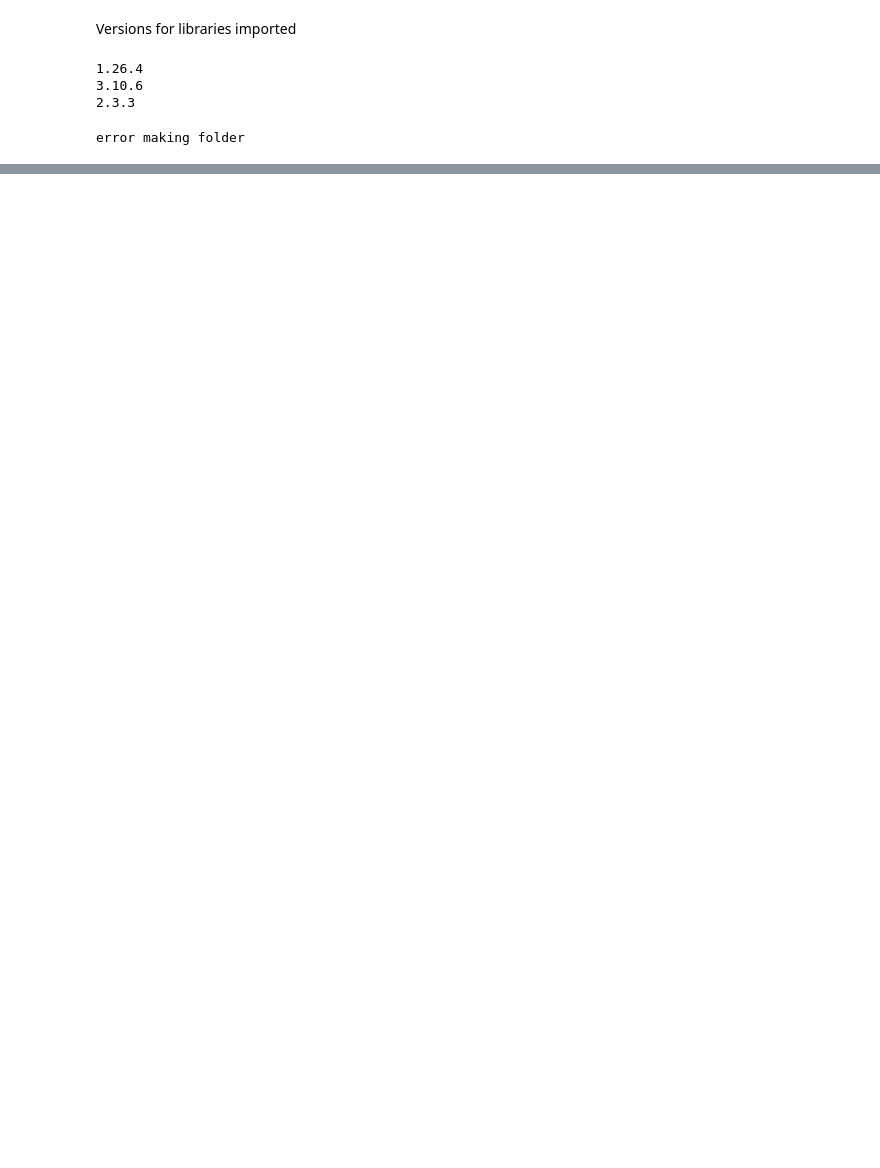
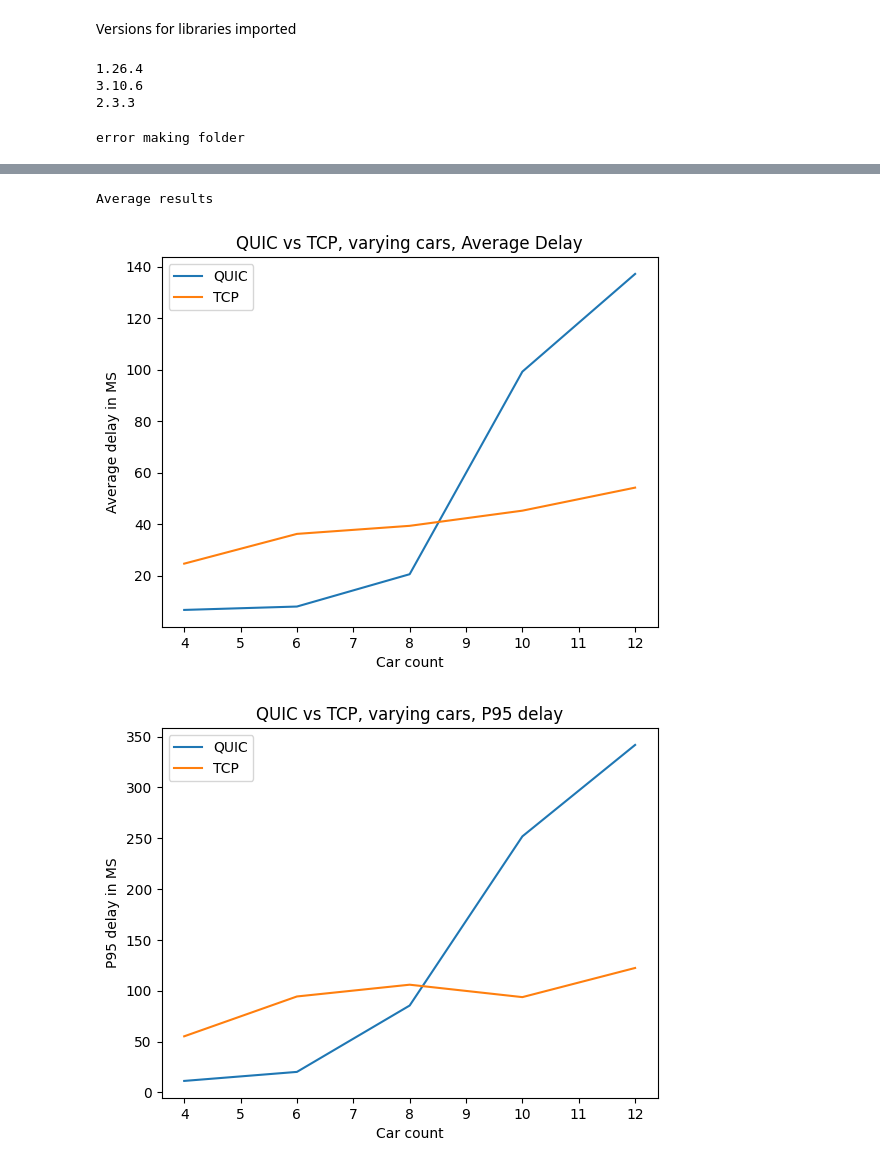
Before and after one commit to TimothyMarchant/EE6750_Goodputscript, a Jupyter notebook: PythonSrc/QUICVsTCPPlotterNotebook.ipynb, the cells around one changed output, grey strips where cells are left out. Drawn from its saved outputs; the diff is of its cells as text; code cells hidden in the pictures; blank space fills up the shorter version.

```diff
--- a/PythonSrc/QUICVsTCPPlotterNotebook.ipynb
+++ b/PythonSrc/QUICVsTCPPlotterNotebook.ipynb
@@ -190,0 +161,34 @@ Median results
+# %%
+CombinedFileNameMedian="CombinedMedianExperiment1.csv"
+np.savetxt(CombinedDataOutputFolder+"/"+"QUIC"+CombinedFileNameMedian,MedianQUICResults,delimiter=',')
+np.savetxt(CombinedDataOutputFolder+"/"+"TCP"+CombinedFileNameMedian,MedianTCPResults,delimiter=',')
+
+CombinedFileNameAverage="CombinedAverageExperiment1.csv"
+np.savetxt(CombinedDataOutputFolder+"/"+"QUIC"+CombinedFileNameAverage,AverageQUICResults,delimiter=',')
+np.savetxt(CombinedDataOutputFolder+"/"+"TCP"+CombinedFileNameAverage,AverageTCPResults,delimiter=',')
+# %%
+print("Average results")
+#Plot AverageDelay
+AvgDelayArrayQUIC=np.loadtxt(CombinedDataOutputFolder+"/"+"QUIC"+CombinedFileNameAverage,delimiter=',',skiprows=1,usecols=(VEHICLEINDEX,AVGDELAYINDEX))
+AvgDelayArrayTCP=np.loadtxt(CombinedDataOutputFolder+"/"+"TCP"+CombinedFileNameAverage,delimiter=',',skiprows=1,usecols=(VEHICLEINDEX,AVGDELAYINDEX))
+
+PlotQUICVsTCP(AvgDelayArrayQUIC,AvgDelayArrayTCP,"QUIC vs TCP, varying cars, Average Delay","Car count","Average delay in MS")
+##Plot P95 Latency
+P95ArrayQUIC=np.loadtxt(CombinedDataOutputFolder+"/"+"QUIC"+CombinedFileNameAverage,delimiter=',',skiprows=1,usecols=(VEHICLEINDEX,P95INDEX))
+P95ArrayTCP=np.loadtxt(CombinedDataOutputFolder+"/"+"TCP"+CombinedFileNameAverage,delimiter=',',skiprows=1,usecols=(VEHICLEINDEX,P95INDEX))
+
+PlotQUICVsTCP(P95ArrayQUIC,P95ArrayTCP,"QUIC vs TCP, varying cars, P95 delay","Car count","P95 delay in MS")
+##plot Average Jitter
+JitterArrayQUIC=np.loadtxt(CombinedDataOutputFolder+"/"+"QUIC"+CombinedFileNameAverage,delimiter=',',skiprows=1,usecols=(VEHICLEINDEX,JITTERINDEX))
+JitterArrayTCP=np.loadtxt(CombinedDataOutputFolder+"/"+"TCP"+CombinedFileNameAverage,delimiter=',',skiprows=1,usecols=(VEHICLEINDEX,JITTERINDEX))
+
+PlotQUICVsTCP(JitterArrayQUIC,JitterArrayTCP,"QUIC vs TCP, varying cars, Jitter","Car count","Average Jitter in MS")
+##Plot goodput
+GoodputArrayQUIC=np.loadtxt(CombinedDataOutputFolder+"/"+"QUIC"+CombinedFileNameAverage,delimiter=',',skiprows=1,usecols=(VEHICLEINDEX,GOODPUTINDEX))
+GoodputArrayTCP=np.loadtxt(CombinedDataOutputFolder+"/"+"TCP"+CombinedFileNameAverage,delimiter=',',skiprows=1,usecols=(VEHICLEINDEX,GOODPUTINDEX))
+
+PlotQUICVsTCP(GoodputArrayQUIC,GoodputArrayTCP,"QUIC vs TCP, varying cars, Goodput","Car count","Goodput in Mbs")
+# %% [output]
+Average results
+[figure, added]
+[figure, added]
```
Also changed, not shown: parts of 18 cells of this notebook.
